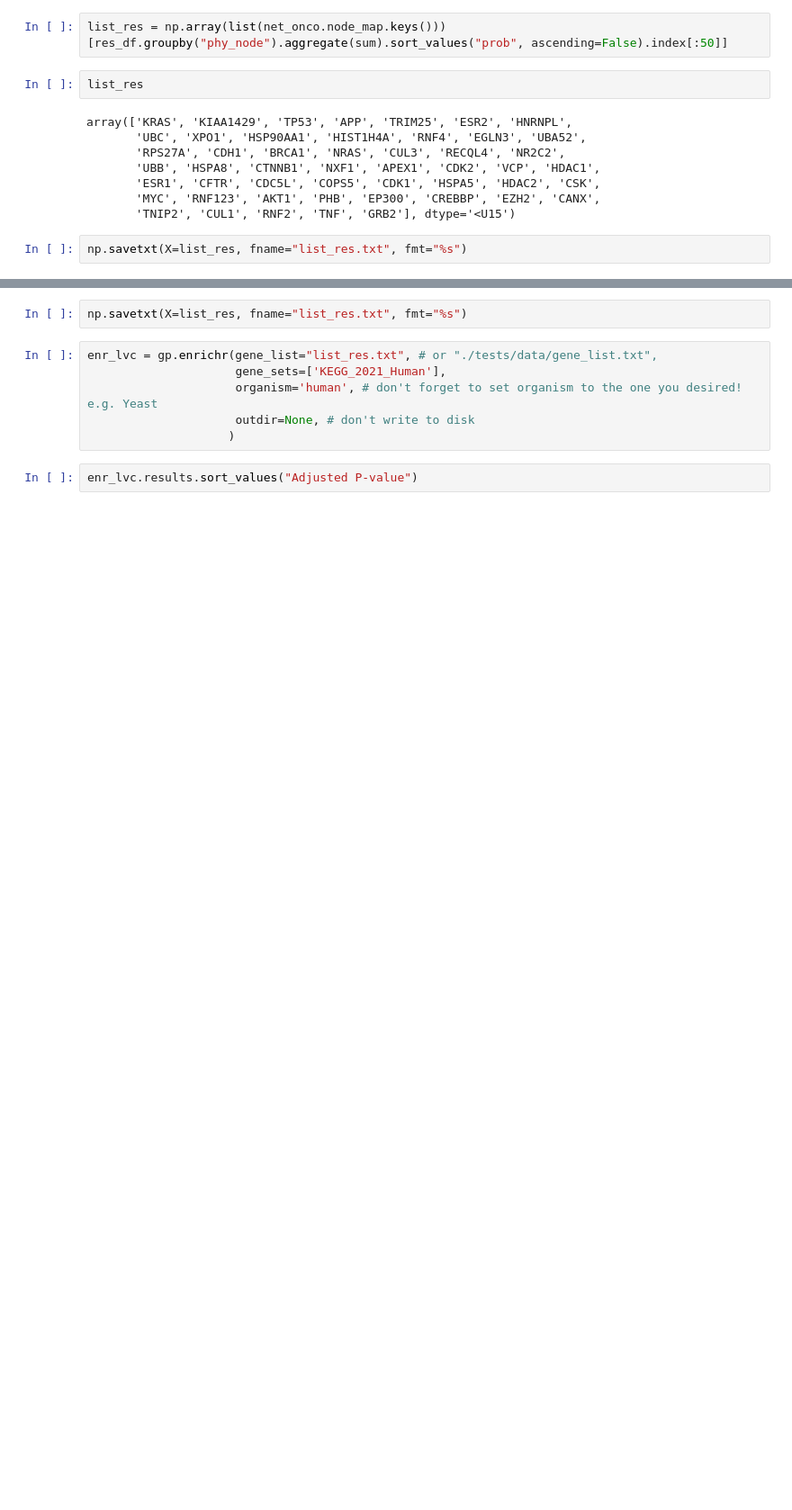
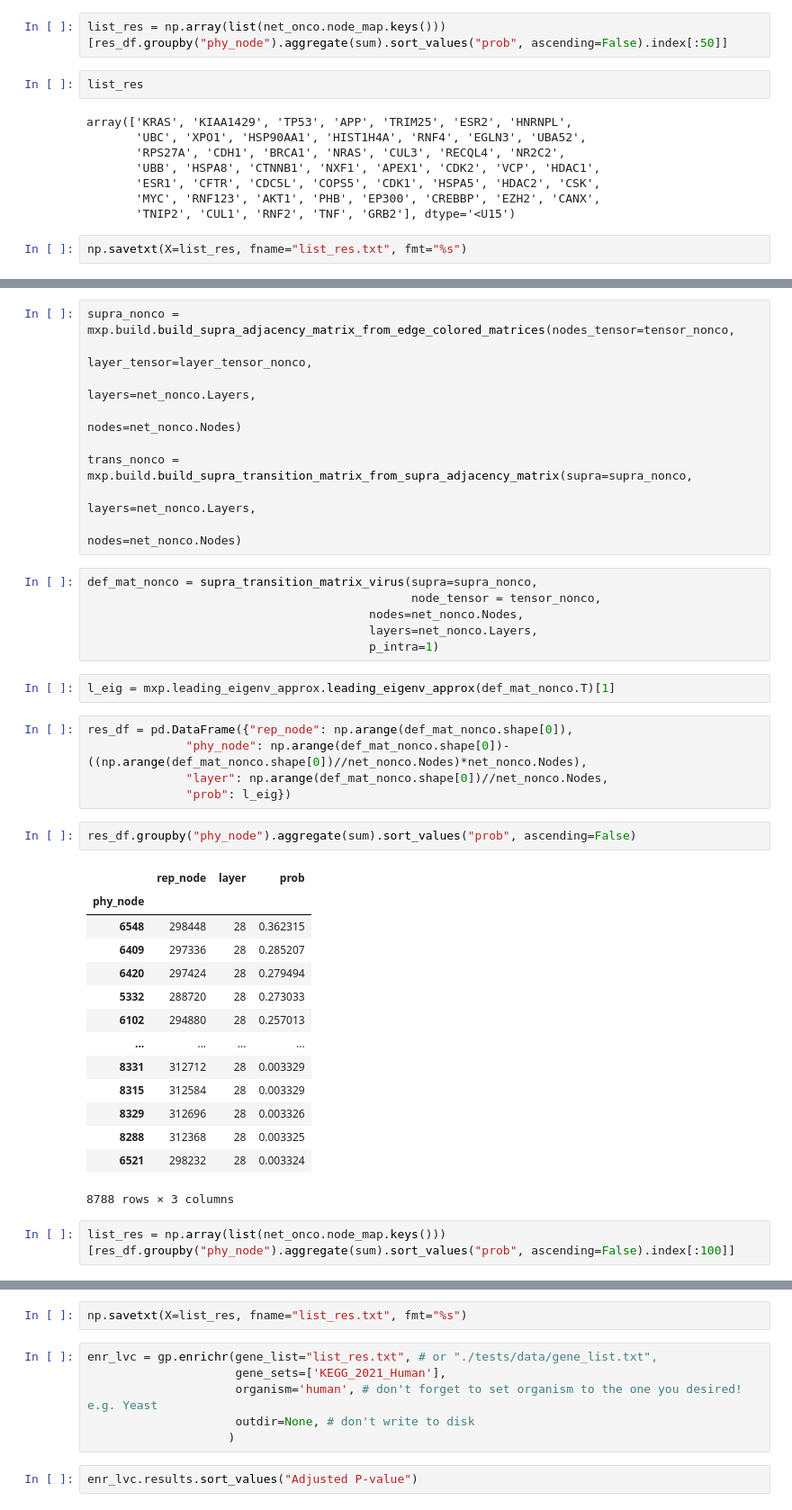
Before and after one commit to francescozambelli/OncoVirus_SarsCov2, a Jupyter notebook: Virus_Analysis_Multilayer.ipynb, the cells around one changed output, grey strips where cells are left out. Shown at 90% size. Cells and saved outputs as stored; diff of their text form; blank space fills up the shorter version.

```diff
--- a/Virus_Analysis_Multilayer.ipynb
+++ b/Virus_Analysis_Multilayer.ipynb
@@ -422,0 +231,41 @@ list_res = np.array(list(net_onco.node_map.keys()))[res_df.groupby("phy_node").a
+# %%
+supra_nonco = mxp.build.build_supra_adjacency_matrix_from_edge_colored_matrices(nodes_tensor=tensor_nonco,
+                                                                               layer_tensor=layer_tensor_nonco,
+                                                                               layers=net_nonco.Layers,
+                                                                               nodes=net_nonco.Nodes)
+
+trans_nonco = mxp.build.build_supra_transition_matrix_from_supra_adjacency_matrix(supra=supra_nonco,
+                                                                                 layers=net_nonco.Layers,
+                                                                                 nodes=net_nonco.Nodes)
+# %%
+def_mat_nonco = supra_transition_matrix_virus(supra=supra_nonco,
+                                              node_tensor = tensor_nonco,
+                                        nodes=net_nonco.Nodes,
+                                        layers=net_nonco.Layers,
+                                        p_intra=1)
+# %%
+l_eig = mxp.leading_eigenv_approx.leading_eigenv_approx(def_mat_nonco.T)[1]
+# %%
+res_df = pd.DataFrame({"rep_node": np.arange(def_mat_nonco.shape[0]),
+              "phy_node": np.arange(def_mat_nonco.shape[0])-((np.arange(def_mat_nonco.shape[0])//net_nonco.Nodes)*net_nonco.Nodes),
+              "layer": np.arange(def_mat_nonco.shape[0])//net_nonco.Nodes,
+              "prob": l_eig})
+# %%
+res_df.groupby("phy_node").aggregate(sum).sort_values("prob", ascending=False)
+# %% [output]
+|  | rep_node | layer | prob |
+| phy_node |  |  |  |
+| 6548 | 298448 | 28 | 0.362315 |
+| 6409 | 297336 | 28 | 0.285207 |
+| 6420 | 297424 | 28 | 0.279494 |
+| 5332 | 288720 | 28 | 0.273033 |
+| 6102 | 294880 | 28 | 0.257013 |
+| ... | ... | ... | ... |
+| 8331 | 312712 | 28 | 0.003329 |
+| 8315 | 312584 | 28 | 0.003329 |
+| 8329 | 312696 | 28 | 0.003326 |
+| 8288 | 312368 | 28 | 0.003325 |
+| 6521 | 298232 | 28 | 0.003324 |
+8788 rows × 3 columns
+# %%
+list_res = np.array(list(net_onco.node_map.keys()))[res_df.groupby("phy_node").aggregate(sum).sort_values("prob", ascending=False).index[:100]]
```
Also changed, not shown: parts of 52 cells of this notebook, 1 other file.
